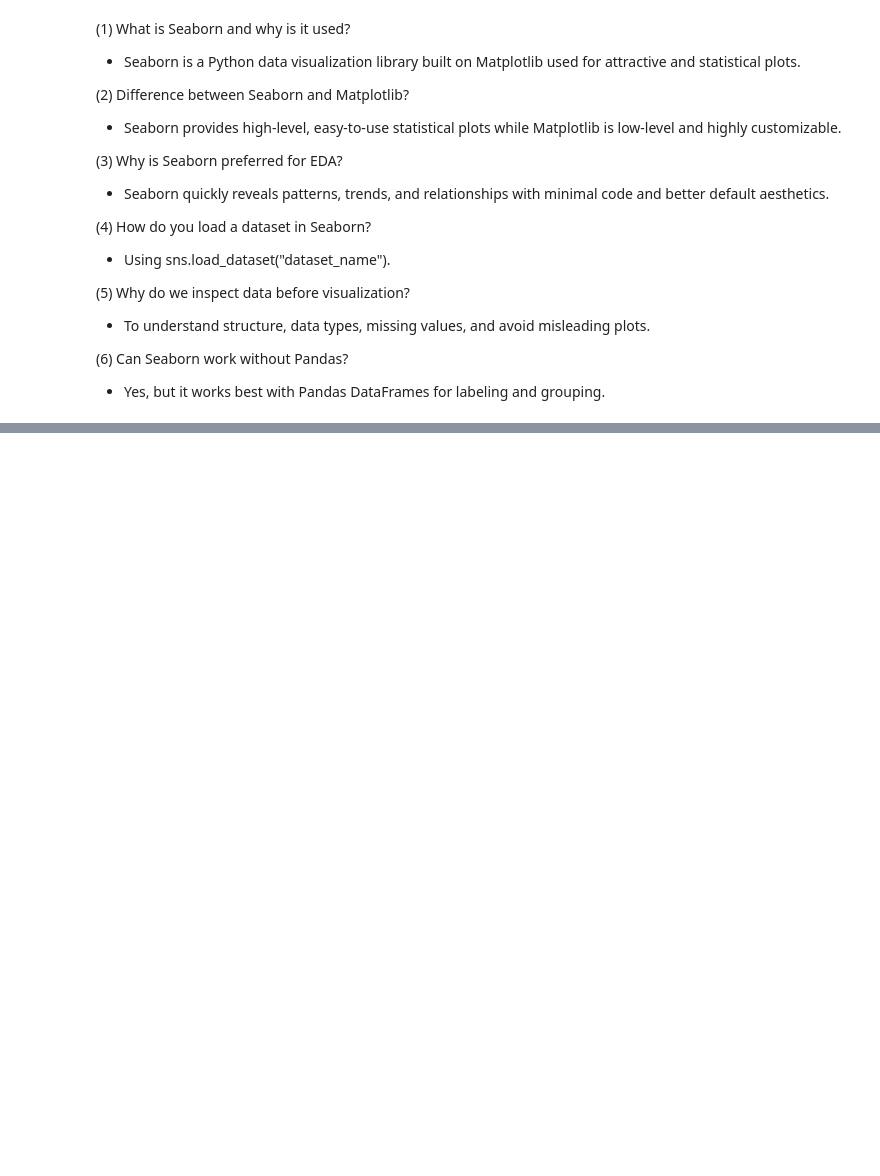
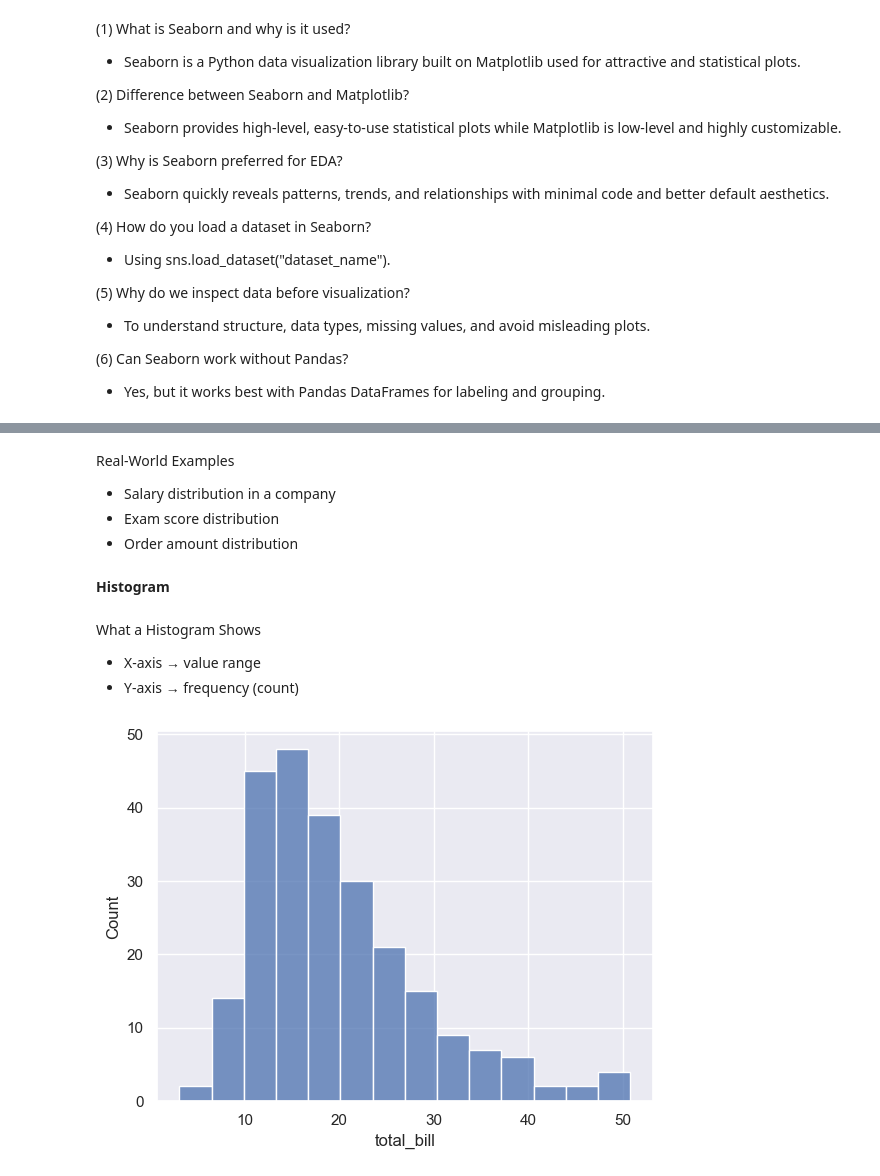
Before and after one commit to sarafatkhan2003/Seaborn, a Jupyter notebook: learning_Seaborn/phase_1.ipynb, the cells around one changed output, grey strips where cells are left out. Saved outputs shown, nothing was run; the diff lists cells and outputs as text; code cells hidden in the pictures; blank space fills up the shorter version.

Commit message:
Completed Seaborn Session 2: Distribution analysis using hist, KDE, box, and violin plots

```diff
--- a/learning_Seaborn/phase_1.ipynb
+++ b/learning_Seaborn/phase_1.ipynb
@@ -89,0 +101,19 @@ df.head(10)
+# %% [markdown]
+Real-World Examples
+
+- Salary distribution in a company
+- Exam score distribution
+- Order amount distribution
+# %% [markdown]
+**Histogram**
+# %% [markdown]
+What a Histogram Shows
+
+- X-axis → value range
+- Y-axis → frequency (count)
+# %%
+# Basic Histogram
+sns.histplot(df['total_bill'])
+plt.show()
+# %% [output]
+[figure, added]
```
Also changed, not shown: parts of 7 cells of this notebook.
